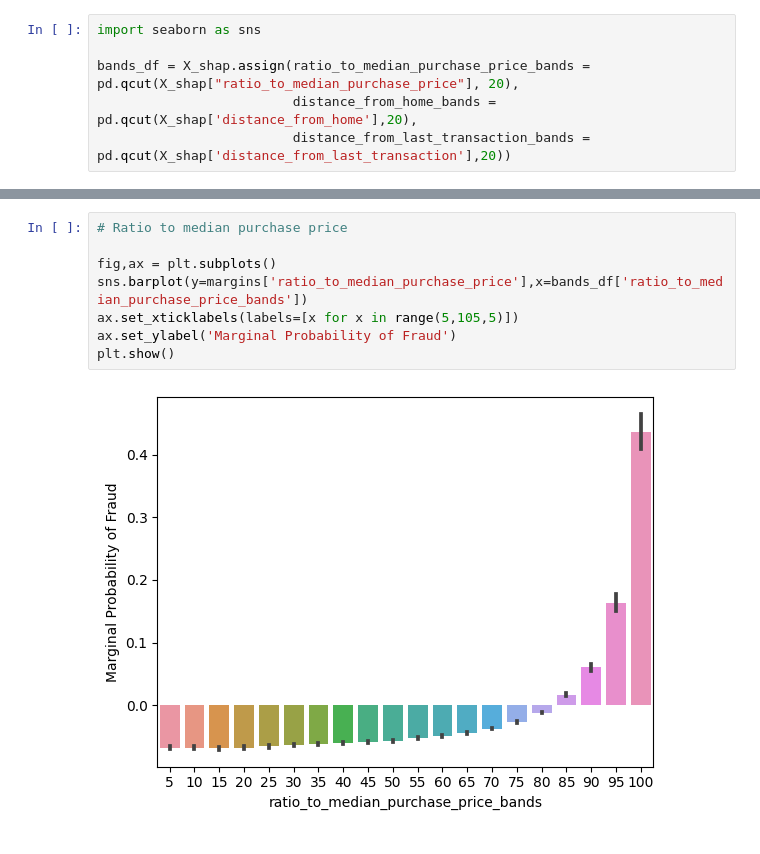
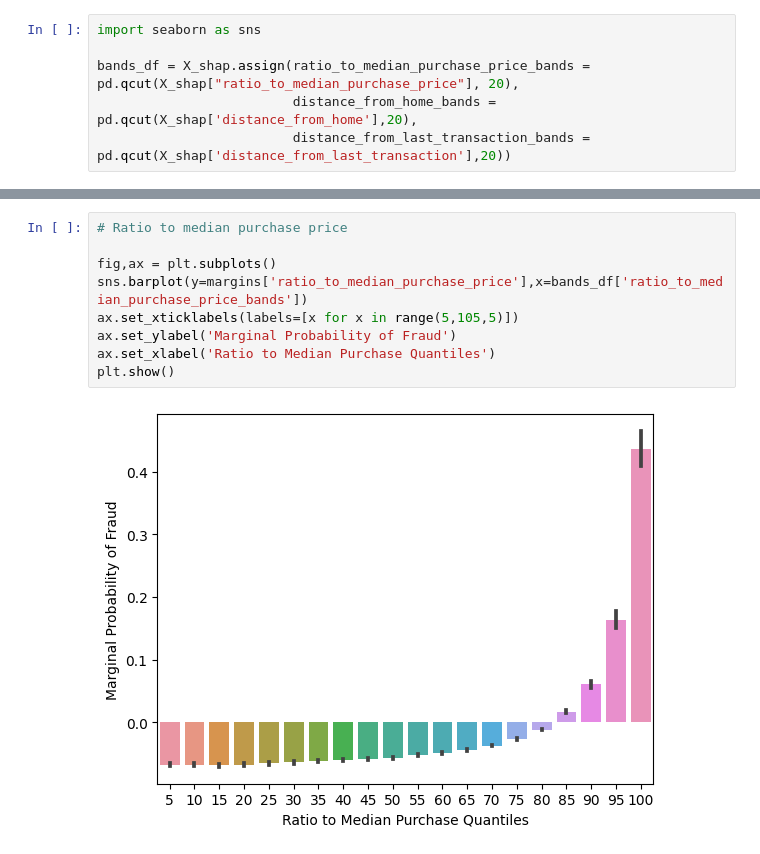
Before and after one commit to jakepenzak/blog-posts, a Jupyter notebook: Predictive Params in Logistic Reg/script.ipynb, the cells around one changed output, grey strips where cells are left out. Cells and saved outputs as stored; diff of their text form.

```diff
--- a/Predictive Params in Logistic Reg/script.ipynb
+++ b/Predictive Params in Logistic Reg/script.ipynb
@@ -234,13 +235,14 @@ plt.show()
 # %%
 # Ratio to median purchase price
 
 fig,ax = plt.subplots()
 sns.barplot(y=margins['ratio_to_median_purchase_price'],x=bands_df['ratio_to_median_purchase_price_bands'])
 ax.set_xticklabels(labels=[x for x in range(5,105,5)])
 ax.set_ylabel('Marginal Probability of Fraud')
+ax.set_xlabel('Ratio to Median Purchase Quantiles')
 plt.show()
 # %% [output]
-[figure, old version]
+[figure, new version]
 # %%
 # Distance from last transaction
 
```
Also changed, not shown: parts of 3 cells of this notebook.
